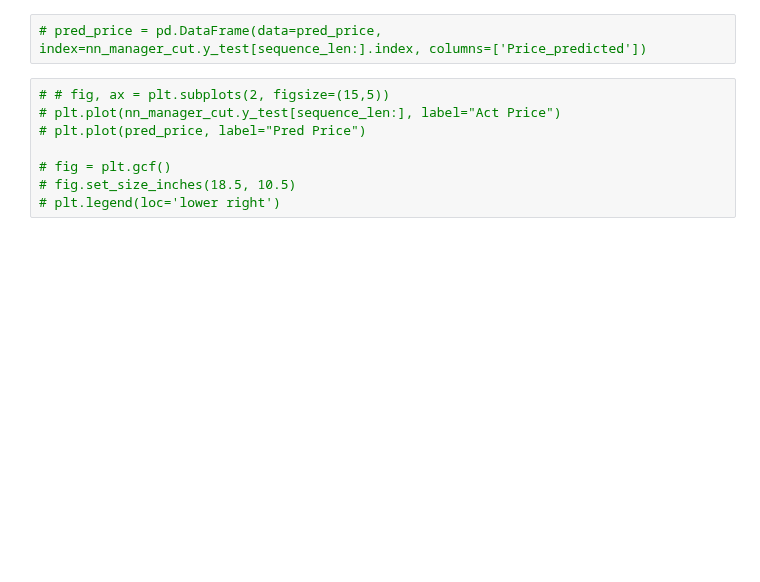
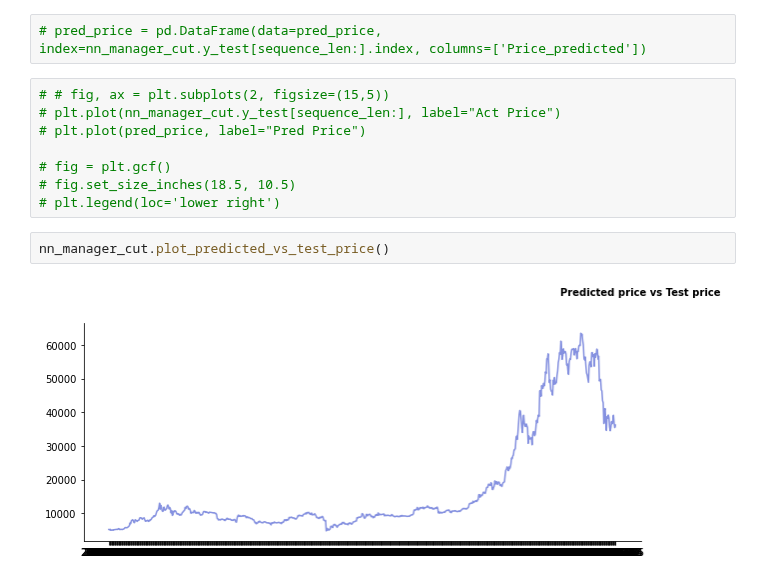
Before and after one commit to serg-razum-off/DFP-Numeric-2, a Jupyter notebook: train/btc_nn_playground.ipynb, the cells around one changed output. Drawn from its saved outputs; the diff is of its cells as text; blank space fills up the shorter version.

```diff
--- a/train/btc_nn_playground.ipynb
+++ b/train/btc_nn_playground.ipynb
@@ -320,3 +262,7 @@ from datetime import datetime
 # fig = plt.gcf()
 # fig.set_size_inches(18.5, 10.5)
 # plt.legend(loc='lower right')
+# %%
+nn_manager_cut.plot_predicted_vs_test_price()
+# %% [output]
+[figure, added]
```
Also changed, not shown: parts of 19 cells of this notebook, 1 other file.
